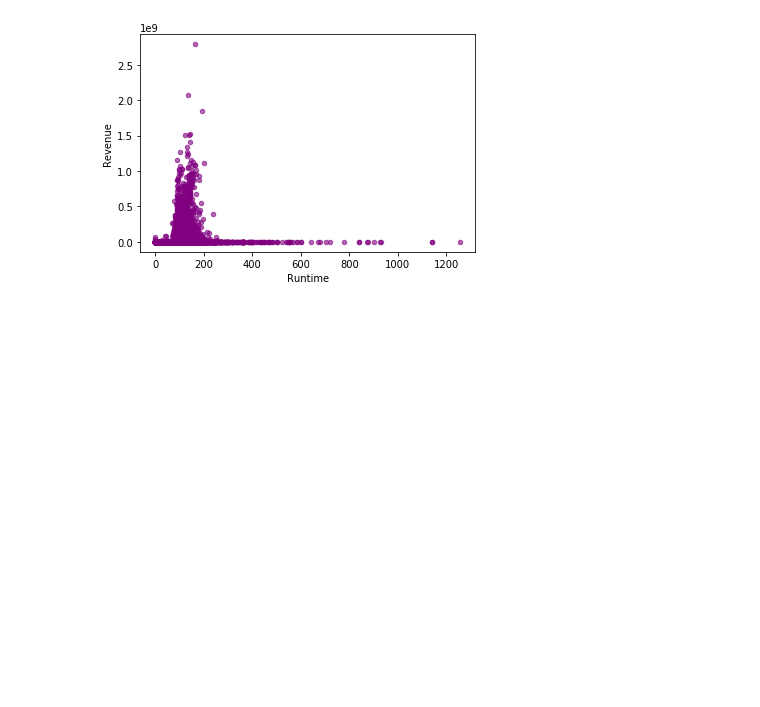
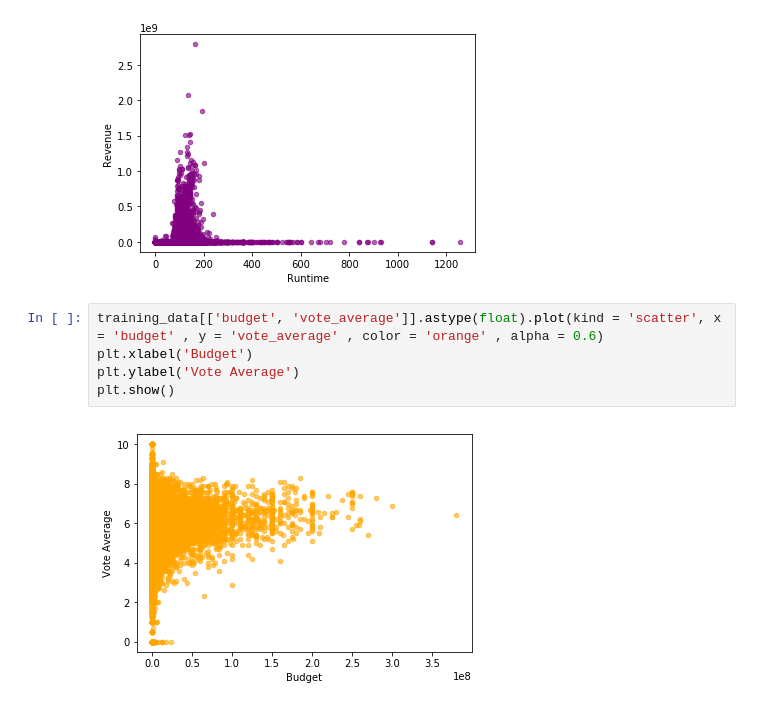
Before and after one commit to 64lines/MoviePredictor, a Jupyter notebook: Predicting_Movies.ipynb, the cells around one changed output. Cells and saved outputs as stored; diff of their text form; blank space fills up the shorter version.

```diff
--- a/Predicting_Movies.ipynb
+++ b/Predicting_Movies.ipynb
@@ -104,3 +107,10 @@ plt.ylabel('Revenue')
 plt.show()
 # %% [output]
 [figure]
+# %%
+training_data[['budget', 'vote_average']].astype(float).plot(kind = 'scatter', x  = 'budget' , y = 'vote_average' , color = 'orange' , alpha = 0.6)
+plt.xlabel('Budget')
+plt.ylabel('Vote Average')
+plt.show()
+# %% [output]
+[figure, added]
```
Also changed, not shown: parts of 36 cells of this notebook.
